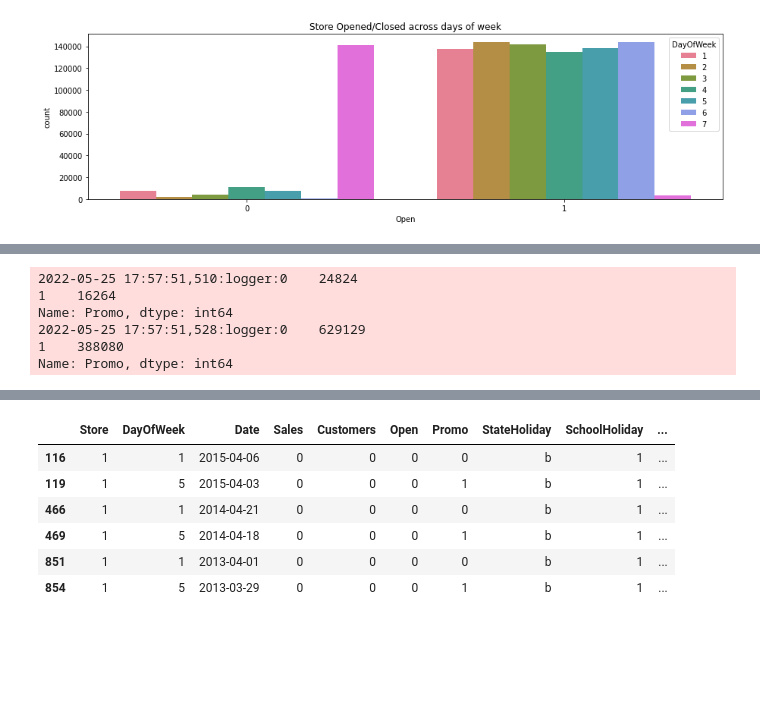
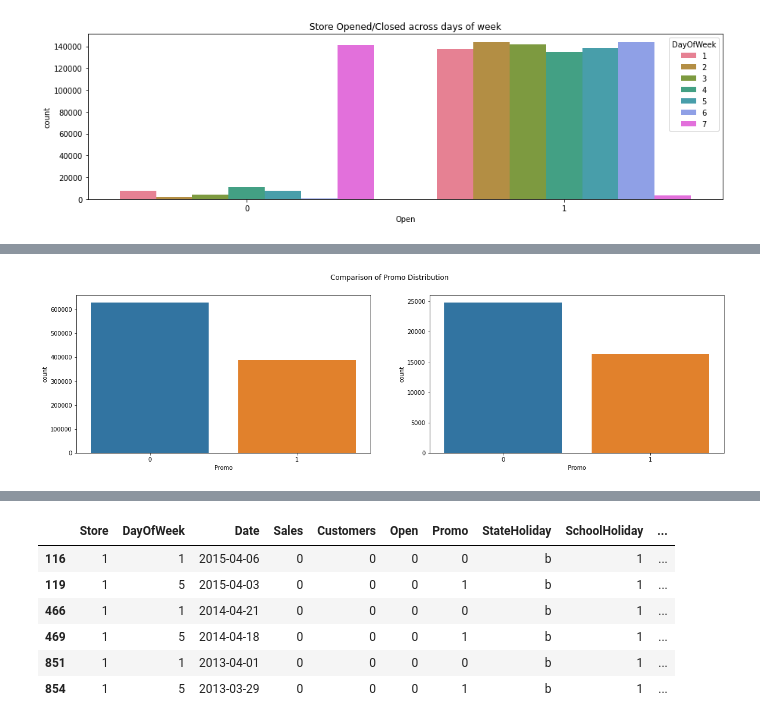
Before and after one commit to tesfayealex/Pharmaceutical-Sales-prediction, a Jupyter notebook: notebooks/EDA.ipynb, the cells around one changed output, grey strips where cells are left out. Saved outputs shown, nothing was run; the diff lists cells and outputs as text; code cells hidden in the pictures; blank space fills up the shorter version.

Commit message:
fix some plots on the Eda notebook

```diff
--- a/notebooks/EDA.ipynb
+++ b/notebooks/EDA.ipynb
@@ -602,10 +602,14 @@ plotter.plot_heatmap(corelated_df, "Correlation of train data")
-# %%
-logger.info(test_merged_df['Promo'].value_counts())
-logger.info(train_merged_df['Promo'].value_counts())
-# %% [output]
-2022-05-25 17:57:51,510:logger:0    24824
-1    16264
-Name: Promo, dtype: int64
-2022-05-25 17:57:51,528:logger:0    629129
-1    388080
-Name: Promo, dtype: int64
+# %%
+fig, axs = plt.subplots(1, 2, figsize=(20, 5))
+fig.suptitle(f'Comparison of Promo Distribution')
+sns.axes_style('darkgrid')
+plot1 = sns.countplot(x="Promo", data=train_merged_df, ax=axs[0])
+plot2 = sns.countplot(x="Promo", data=test_merged_df, ax=axs[1])
+# test_merged_df['Promo'].value_counts().plot(kind="bar")
+# train_merged_df['Promo'].value_counts().plot(kind="bar")
+test_merged_df['Promo'].value_counts().to_list()
+train_result = train_merged_df['Promo'].value_counts().to_list()[1]*100/(train_merged_df['Promo'].value_counts().to_list()[0] + train_merged_df['Promo'].value_counts().to_list()[1])
+test_result = test_merged_df['Promo'].value_counts().to_list()[1]*100/(test_merged_df['Promo'].value_counts().to_list()[0] + test_merged_df['Promo'].value_counts().to_list()[1])
+logger.info(f'promo usage for the train data is {train_result} %')
+logger.info(f'promo usage for the test data is {test_result} %')
+# %% [output]
@@ -611,0 +618 @@ Name: Promo, dtype: int64
+[figure, added]
```
Also changed, not shown: parts of 30 cells of this notebook.
